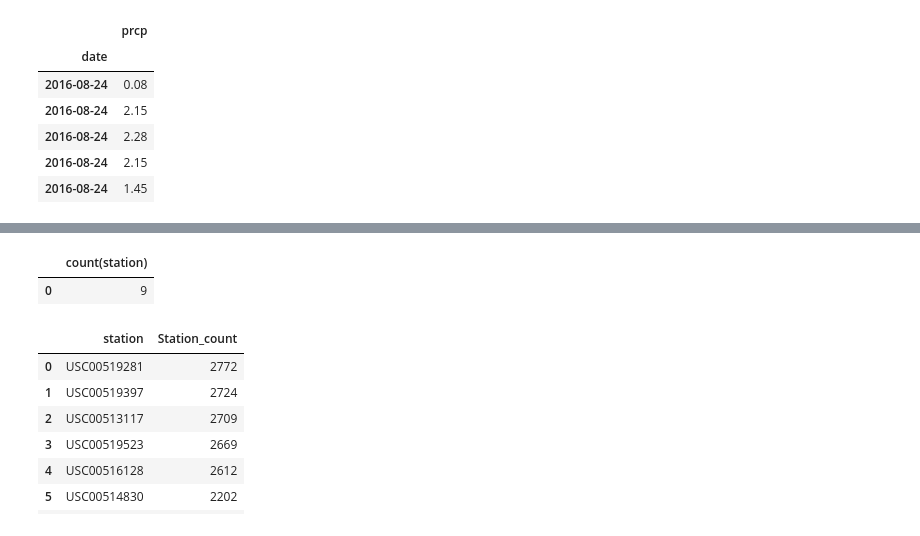
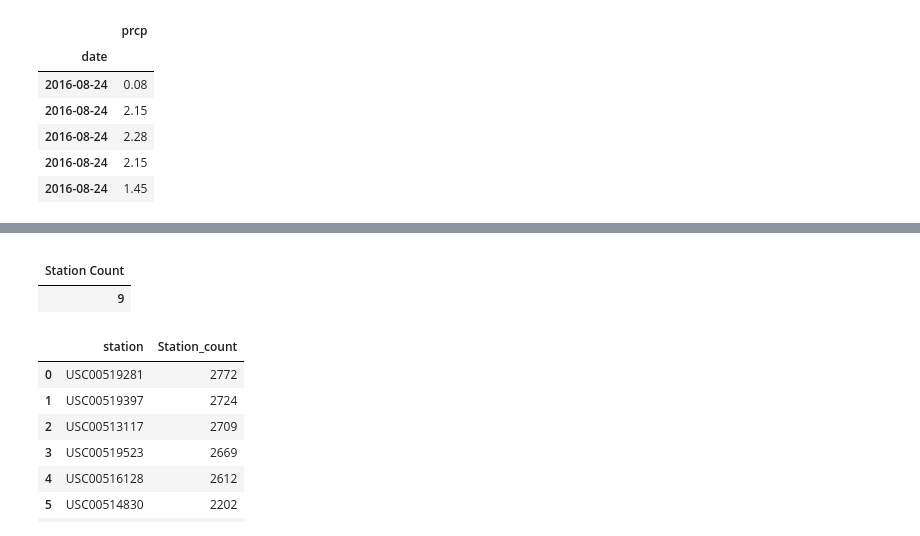
Before and after one commit to bpezzullo/SQLAlchemy-challenge, a Jupyter notebook: climate_starter.ipynb, the cells around one changed output, grey strips where cells are left out. Saved outputs shown, nothing was run; the diff lists cells and outputs as text; code cells hidden in the pictures.

```diff
--- a/climate_starter.ipynb
+++ b/climate_starter.ipynb
@@ -152,10 +164,12 @@ data.describe()
 # %%
 # Design a query to show how many stations are available in this dataset?
-station_count = pd.read_sql("SELECT count(station) from station", conn)
+station_count = pd.read_sql("SELECT count(station) as 'Station Count' from station", conn)
+station_count.set_index("Station Count",inplace=True)
 station_count.head()
 # %% [output]
-|  | count(station) |
-| 0 | 9 |
+|  |
+| Station Count |
+| 9 |
 # %%
 # What are the most active stations? (i.e. what stations have the most rows)?
 # List the stations and the counts in descending order.
```
Also changed, not shown: parts of 22 cells of this notebook, 1 other file.
